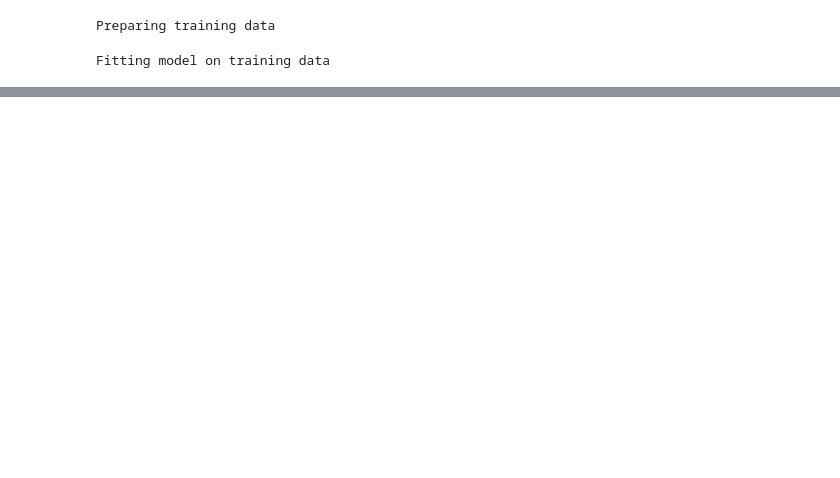
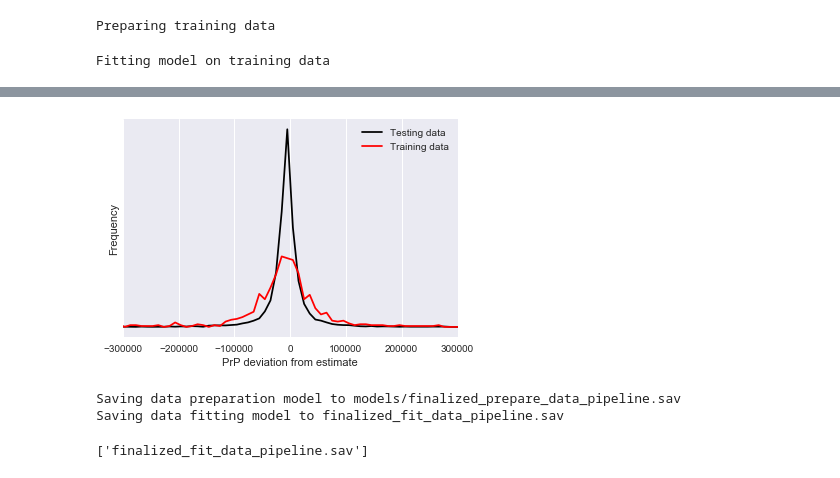
Before and after one commit to ideaian/housing_prices, a Jupyter notebook: improved_pipeline.ipynb, the cells around one changed output, grey strips where cells are left out. Cells and saved outputs as stored; diff of their text form; code cells hidden in the pictures; blank space fills up the shorter version.

```diff
--- a/improved_pipeline.ipynb
+++ b/improved_pipeline.ipynb
@@ -216,18 +214,37 @@ Absolute mean relative error: 0.0850586450487
 Successfully fit
 # %%
-[c,b] = np.histogram(y_train_sc.values- y_pred.flatten(), bins = np.linspace(-1e6,1e6,100), normed=True)
+[c,b] = np.histogram(y_train_sc.values- y_pred.flatten(), bins = np.linspace(-1e6,1e6,200), normed=True)
 plt.plot(b[:-1],c,'k')
-[c,b] = np.histogram(y_test_sc.values- y_test_pred.flatten(), bins = np.linspace(-1e6,1e6,100), normed=True)
+[c,b] = np.histogram(y_test_sc.values- y_test_pred.flatten(), bins = np.linspace(-1e6,1e6,200), normed=True)
+# plt.subplots(figsize=(5,5))
 plt.plot(b[:-1],c,'r')
+plt.xlim((-3e5, 3e5))
+plt.legend(('Testing data','Training data'))
+plt.xlabel('PrP deviation from estimate')
+plt.ylabel('Frequency')
+frame1 = plt.gca()
+# frame1.axes.get_yaxis().set_visible(False)
+frame1.axes.get_yaxis().set_ticks([])
+
 plt.show()
+# %% [output]
+[figure, added]
 # %%
 from sklearn.externals import joblib
-filename = 'finalized_prepare_data_pipeline.sav'
+import os
+model_dir = 'models'
+filename = os.path.join(model_dir, 'finalized_prepare_data_pipeline.sav')
+print('Saving data preparation model to {}'.format(filename))
 joblib.dump(prepare_data_pipeline, filename)
-filename = 'finalized_fit_data_pipeline.sav'
+filename = os.path.join('finalized_fit_data_pipeline.sav')
+print('Saving data fitting model to {}'.format(filename))
 joblib.dump(fit_data_pipeline, filename)
 
 # some time later...
 # load the model from disk
 # loaded_model = joblib.load(filename)
 # result = loaded_model.score(X_test, Y_test)
+# %% [output]
+Saving data preparation model to models/finalized_prepare_data_pipeline.sav
+Saving data fitting model to finalized_fit_data_pipeline.sav
+['finalized_fit_data_pipeline.sav']
```
Also changed, not shown: parts of 39 cells of this notebook, 5 other files.
